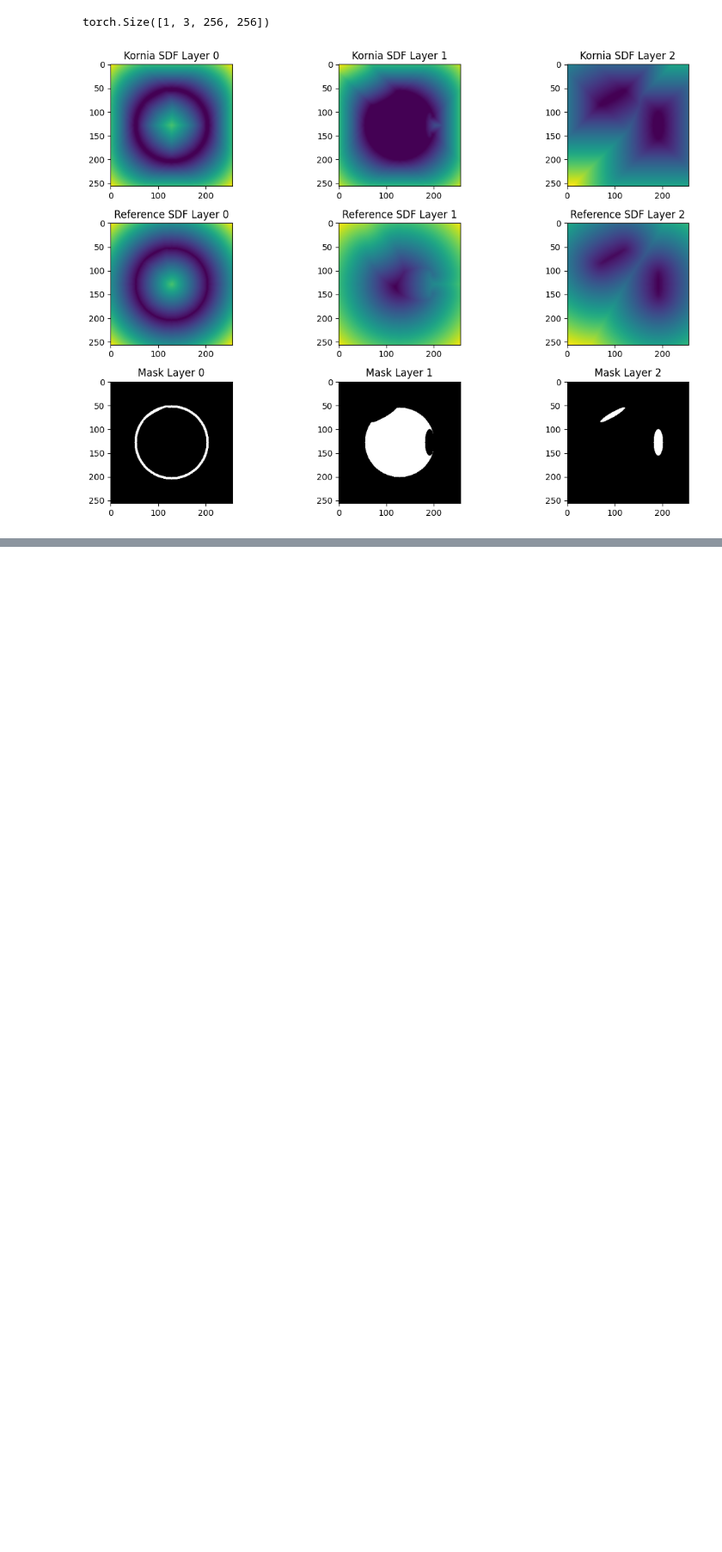
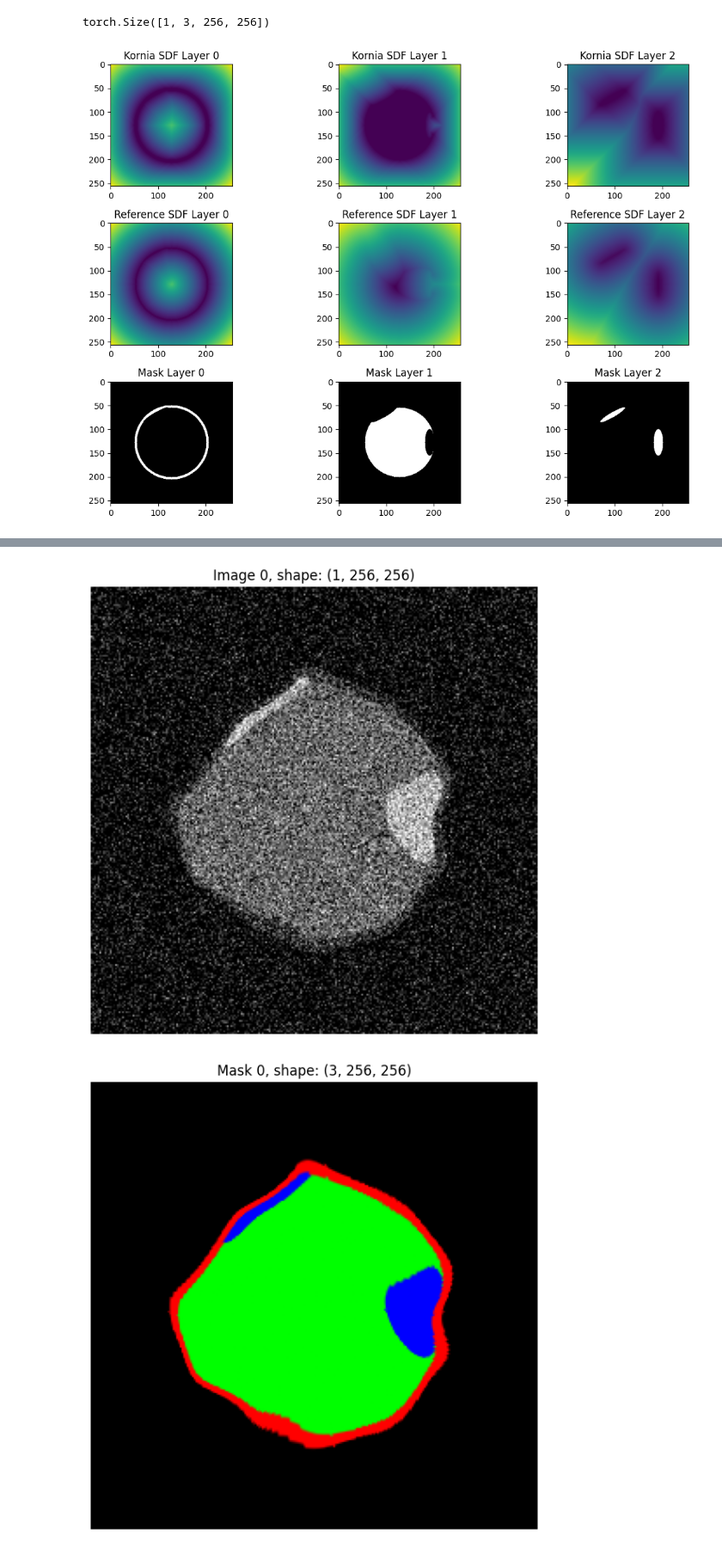
Before and after one commit to majklost/ctu-constraints, a Jupyter notebook: notebooks/ex3/losses.ipynb, the cells around one changed output, grey strips where cells are left out. Shown at 86% size. Cells and saved outputs as stored; diff of their text form; code cells hidden in the pictures; blank space fills up the shorter version.

```diff
--- a/notebooks/ex3/losses.ipynb
+++ b/notebooks/ex3/losses.ipynb
@@ -79,0 +101,8 @@ plt.tight_layout()
+# %%
+
+for i in range(3):
+    show_torch_image(torch.from_numpy(imgs[i]), title=f"Image {i}, shape: {imgs[i].shape}",cmap="gray")
+    show_torch_image(torch.from_numpy(masks[i]), title=f"Mask {i}, shape: {masks[i].shape}")
+# %% [output]
+[figure, added]
+[figure, added]
```
Also changed, not shown: parts of 7 cells of this notebook, 5 other files.
